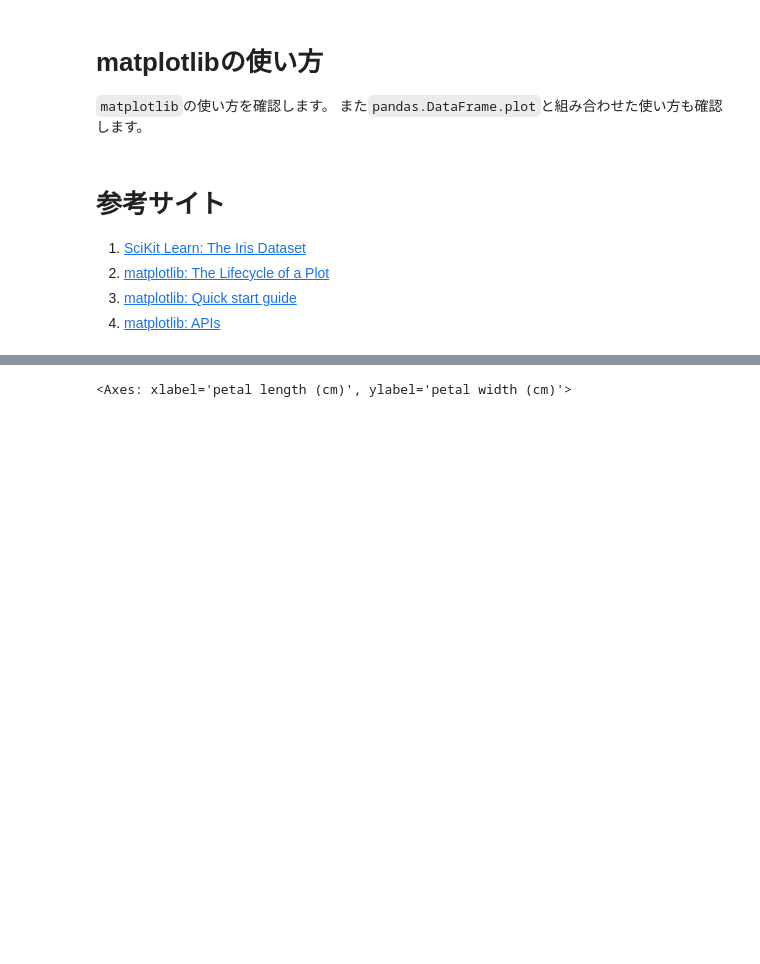
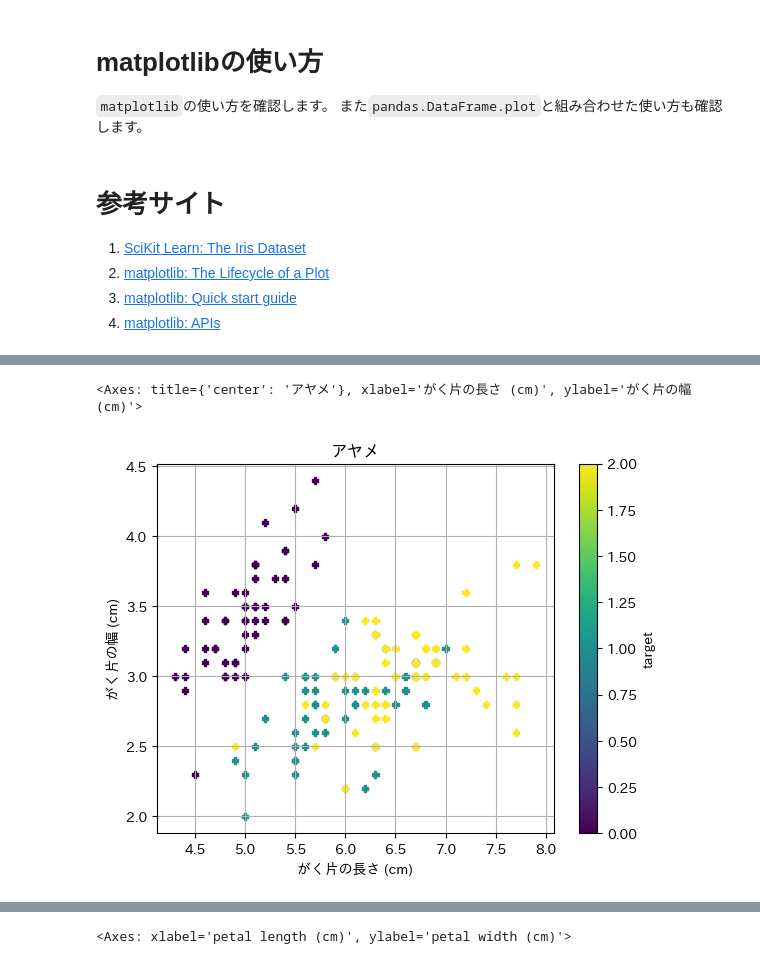
Before and after one commit to shotakaha/kumaroot, a Jupyter notebook: mystmd/matplotlib.ipynb, the cells around one changed output, grey strips where cells are left out. Cells and saved outputs as stored; diff of their text form; code cells hidden in the pictures; blank space fills up the shorter version.

Commit message:
fix(mystmd/matplotlib.ipynb): matplotlibのサンプルを追加した

```diff
--- a/mystmd/matplotlib.ipynb
+++ b/mystmd/matplotlib.ipynb
@@ -72,0 +80,23 @@ _ = ax.legend(
+# %%
+from sklearn import datasets
+import matplotlib.pyplot as plt
+
+iris = datasets.load_iris(as_frame=True)
+
+#_, axs = plt.subplots()
+
+iris.frame.plot(
+    kind="scatter",
+    x="sepal length (cm)",
+    y="sepal width (cm)",
+    c="target",
+    marker="P",
+    title="アヤメ",
+    xlabel="がく片の長さ (cm)",
+    ylabel="がく片の幅 (cm)",
+    grid=True,
+    cmap="viridis",
+)
+# %% [output]
+<Axes: title={'center': 'アヤメ'}, xlabel='がく片の長さ (cm)', ylabel='がく片の幅 (cm)'>
+[figure, added]
```
Also changed, not shown: parts of 18 cells of this notebook.
